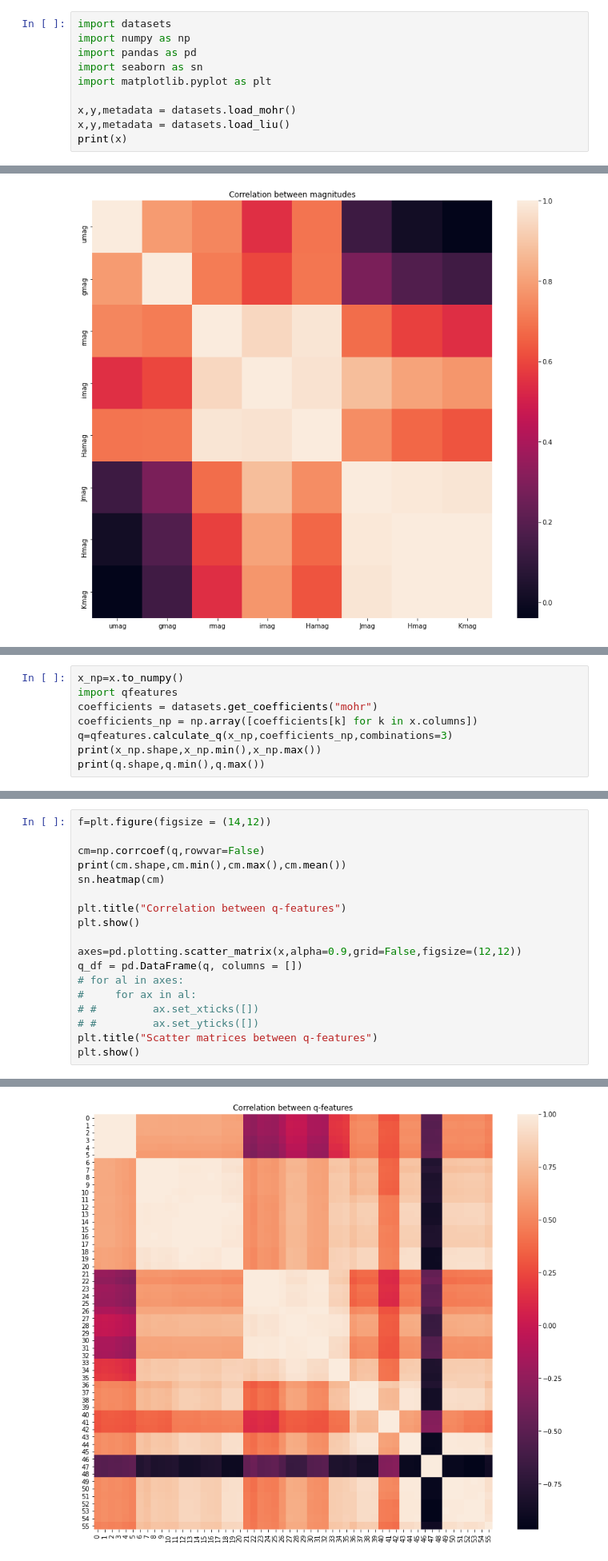
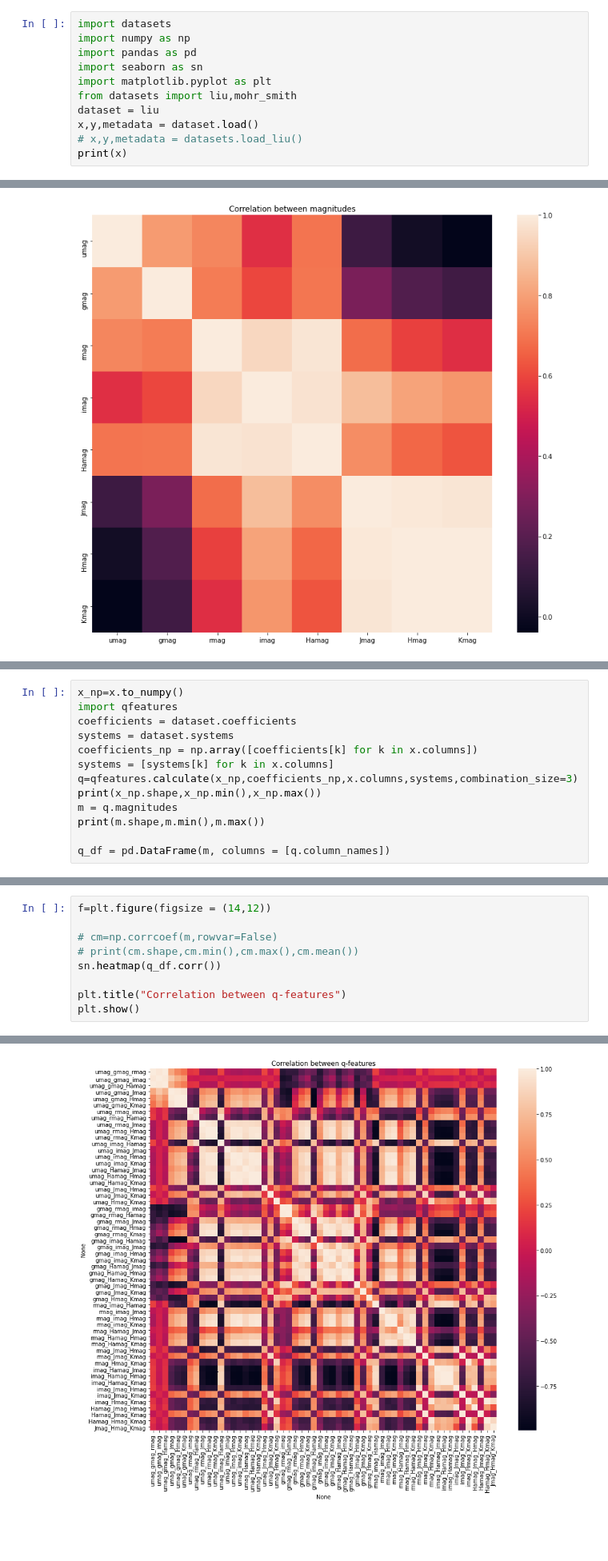
Before and after one commit to facundoq/bestars, a Jupyter notebook: Exploratory analysis.ipynb, the cells around one changed output, grey strips where cells are left out. Shown at 80% size. Cells and saved outputs as stored; diff of their text form; blank space fills up the shorter version.

```diff
--- a/Exploratory analysis.ipynb
+++ b/Exploratory analysis.ipynb
@@ -7,9 +7,10 @@ import numpy as np
 import pandas as pd
 import seaborn as sn
 import matplotlib.pyplot as plt
-
-x,y,metadata = datasets.load_mohr()
-x,y,metadata = datasets.load_liu()
+from datasets import liu,mohr_smith
+dataset = liu
+x,y,metadata = dataset.load()
+# x,y,metadata = datasets.load_liu()
 print(x)
 # %% [output]
 Index(['col1', 'Unnamed: 0', '_RAJ2000_1', '_DEJ2000_1', 'LAMOST_sep', 'umag',
@@ -51,10 +48,15 @@ plt.show()
 # %%
 x_np=x.to_numpy()
 import qfeatures
-coefficients = datasets.get_coefficients("mohr")
+coefficients = dataset.coefficients
+systems = dataset.systems
 coefficients_np = np.array([coefficients[k] for k in x.columns])
-q=qfeatures.calculate_q(x_np,coefficients_np,combinations=3)
+systems = [systems[k] for k in x.columns]
+q=qfeatures.calculate(x_np,coefficients_np,x.columns,systems,combination_size=3)
 print(x_np.shape,x_np.min(),x_np.max())
-print(q.shape,q.min(),q.max())
+m = q.magnitudes
+print(m.shape,m.min(),m.max())
+
+q_df = pd.DataFrame(m, columns = [q.column_names])
 # %% [output]
 (1072, 8) 7.38 23.71
@@ -62,19 +64,10 @@ print(q.shape,q.min(),q.max())
 # %%
 f=plt.figure(figsize = (14,12))
 
-cm=np.corrcoef(q,rowvar=False)
-print(cm.shape,cm.min(),cm.max(),cm.mean())
-sn.heatmap(cm)
+# cm=np.corrcoef(m,rowvar=False)
+# print(cm.shape,cm.min(),cm.max(),cm.mean())
+sn.heatmap(q_df.corr())
 
 plt.title("Correlation between q-features")
 plt.show()
-
-axes=pd.plotting.scatter_matrix(x,alpha=0.9,grid=False,figsize=(12,12))
-q_df = pd.DataFrame(q, columns = [])
-# for al in axes:
-#     for ax in al:
-# #         ax.set_xticks([])
-# #         ax.set_yticks([])
-plt.title("Scatter matrices between q-features")
-plt.show()
 # %% [output]
@@ -82 +74 @@ plt.show()
-[figure, old version]
+[figure, new version]
```
Also changed, not shown: parts of 5 cells of this notebook, 8 other files.
